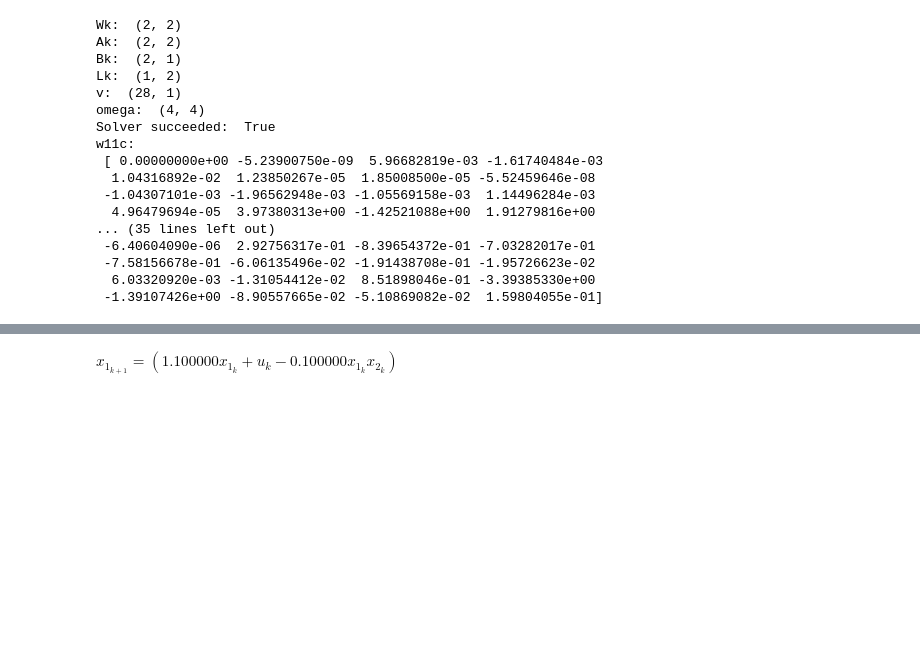
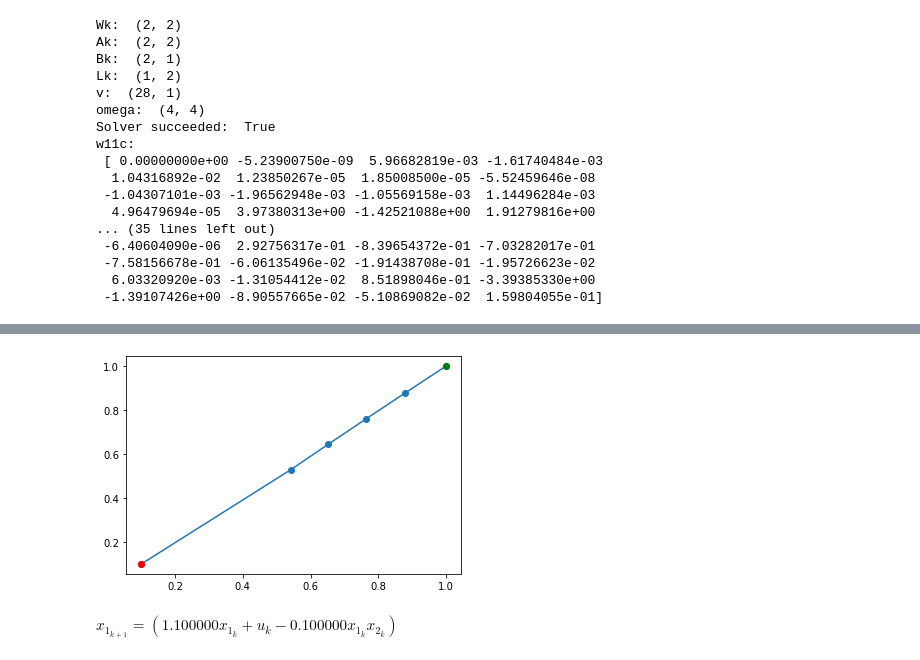
Before and after one commit to shaoyuancc/dccm_quasistatic, a Jupyter notebook: dccm_quasistatic/theory/cstr_example.ipynb, the cells around one changed output, grey strips where cells are left out. Saved outputs shown, nothing was run; the diff lists cells and outputs as text; code cells hidden in the pictures; blank space fills up the shorter version.

Commit message:
computing the geodesic completed!

```diff
--- a/dccm_quasistatic/theory/cstr_example.ipynb
+++ b/dccm_quasistatic/theory/cstr_example.ipynb
@@ -114,6 +115,12 @@ print("\nw12c:\n", result.GetSolution(w12c))
 print("\nw22c:\n", result.GetSolution(w22c))
 print("\nl1c:\n", result.GetSolution(l1c))
 print("\nl2c:\n", result.GetSolution(l2c))
+
+w11c_ans = result.GetSolution(w11c)
+w12c_ans = result.GetSolution(w12c)
+w22c_ans = result.GetSolution(w22c)
+l1c_ans = result.GetSolution(l1c)
+l2c_ans = result.GetSolution(l2c)
 # %% [output]
 Wk:  (2, 2)
 Ak:  (2, 2)
@@ -186,17 +193,22 @@ class DCCMOnlineController(VectorSystem):
         ):
 
         # unpack state
-        x = controller_input
+        xk = controller_input
 
         t = context.get_time()
         # desired trajectory
         x_d = self.desired_trajectory(t)
         Lk = np.array([[self.params.l1c.dot(v), self.params.l2c.dot(v)]])
 
+        x, delta_xs, delta_s = self.calculate_geodesic(xk, x_d, t)
+        # Construct W
+        # Get M by inverting W
+
+        # Probably need to set this u* to something else!
+        # u_star = 0
+        # u = u_star + np.einsum(delta_s * Lk)
         # controller
-        # controller_output[:] = [
-        #     prog = MathematicalProgram()
-        # ]
+        # controller_output[:] = [u]
 
     def calculate_geodesic(self, x0, x1, t: float):
         """
@@ -210,6 +222,9 @@ class DCCMOnlineController(VectorSystem):
 
         # Numerical state evaluation along the geodesic
         x = prog.NewContinuousVariables(self.params.N, self.params.dim_x, 'x')
+
+        # For optimizing over the epigraph instead of the original objective
+        y = prog.NewContinuousVariables(self.params.N, 'y')
 
         # Displacement vector discretized wrt s parameter
         delta_xs = prog.NewContinuousVariables(self.params.N, self.params.dim_x, '\delta x_s')
@@ -231,26 +246,43 @@ class DCCMOnlineController(VectorSystem):
         total_distances_match = prog.AddConstraint(eq(discrete_distances_sum, x1))
 
         # Sum cost over all segments
-        # total_cost = 0
+        prog.AddCost(np.sum(y))
+        # Constraints for the values of y
         for i in range(self.params.N):
             v = [monomial.ToExpression() for monomial in MonomialBasis(x[i], deg)]
             # Construct W(x_i)
-            W11i = w11c.dot(v)
-            W12i = w12c.dot(v)
-            W22i = w22c.dot(v)
+            W11i = self.params.w11c.dot(v)
+            W12i = self.params.w12c.dot(v)
+            W22i = self.params.w22c.dot(v)
             Wi = np.array([[W11i, W12i], [W12i, W22i]])
             # Get M(x_i) by inverting W(x_i)
-            Mi = self.get_2x2_inverse(Wi) # <= because of the division, this is not a polynomial anymore!!!
-            # Add quadratic cost
-            cost = delta_s[i] * delta_xs[i].T @ Mi @ delta_xs[i]
-            prog.AddCost(Polynomial(cost))
-            # total_cost += delta_s[i] * delta_xs[i].T @ Mi @ delta_xs[i]
-        # Add cost to program
-        # prog.AddCost(total_cost)
+            Mi = self.get_2x2_inverse(Wi) # <= because of the division, this is not a polynomial anymore.
+
+            # Rational Polynomial Expression
+            metric_dist = delta_s[i] * delta_xs[i].T @ Mi @ delta_xs[i]
+            # print(f"metric_dist: {metric_dist}")
+            # print(f"metric_dist.is_polynomial(): {metric_dist.is_polynomial()}")
+            # print(f"metric_dist type: {type(metric_dist)}")
+            prog.AddConstraint(metric_dist <= y[i])
+
+        # Try to keep delta_xs and delta_s small
+        # Option 1: Add the costs individually
+        # for i in range(self.params.N):
+        #     # prog.AddL2NormCost(A=np.diag(np.ones(self.params.dim_x)), b=np.zeros(self.params.dim_x)[:, np.newaxis], vars=delta_xs[i])
+        #     prog.AddCost(delta_xs[i].dot(delta_xs[i]))
+        #     prog.AddCost(delta_s[i]**2)
+
+        # Option 2: Add the costs together
+        prog.AddCost(np.sum(delta_xs**2))
+        prog.AddCost(np.sum(delta_s**2))
+
+        # Seed initial guess as all 1's so that determinant will not be 0 and cause a failure
+        prog.SetInitialGuessForAllVariables(np.ones(prog.num_vars()))
+
         result = Solve(prog)
         print(f"Solver succeeded({result.is_success()}) at t={t}", )
 
-        return result.GetSolution(delta_xs), result.GetSolution(delta_s)
+        return result.GetSolution(x), result.GetSolution(delta_xs), result.GetSolution(delta_s)
 
     def desired_trajectory(self, t):
         if t < 3.3:
@@ -261,7 +293,7 @@ class DCCMOnlineController(VectorSystem):
             x_d = 0.5
         return np.ones(2) * x_d
 
-    def get_2x2_inverse(self, A: np.array):
+    def get_2x2_inverse(self, A: np.array) -> np.array:
         # This doesn't work: np.linalg.inv(A)
         det = A[0, 0] * A[1, 1] - A[0, 1] * A[1, 0]
         return np.array([[A[1, 1], -A[0, 1]], [-A[1, 0], A[0, 0]]]) / det
@@ -269,14 +301,32 @@ class DCCMOnlineController(VectorSystem):
 
 def geodesic_test():
     # Test the geodesic calculation
-    x0 = np.array([0, 0])
+    x0 = np.array([0.1, 0.1])
     x1 = np.array([1, 1])
     t = 0
-    params = DCCMOnlineParams(w11c_ans, w12c_ans, w22c_ans, l1c_ans, l2c_ans)
+    params = DCCMOnlineParams(w11c_ans, w12c_ans, w22c_ans, l1c_ans, l2c_ans,
+                              N=5)
     controller = DCCMOnlineController(params)
     delta_xs, delta_s = controller.calculate_geodesic(x0, x1, t)
     print("delta_xs: ", delta_xs)
     print("delta_s: ", delta_s)
 
+    visualize_geodesic_path(x0, x1, delta_xs, delta_s)
+
+def visualize_geodesic_path(x0, x1, delta_xs, delta_s):
+    """
+    Visualize the geodesic path from x0 to x1.
+    """
+    x = x0
+    x_path = [x0]
+    for i in range(len(delta_xs)):
+        x = x + delta_xs[i] * delta_s[i]
+        x_path.append(x)
+    x_path = np.array(x_path)
+    plt.plot(x_path[:, 0], x_path[:, 1], 'o-')
+    plt.plot(x0[0], x0[1], 'o', color='red')
+    plt.plot(x1[0], x1[1], 'o', color='green')
+    plt.show()
+
 geodesic_test()
 # %% [output]
@@ -284,3 +340,4 @@ RuntimeError: In ((w11c(0) * pow(x(0,1), 6) * pow(\delta x_s(0,1), 2) * s(0)) +
+[figure, added]
 # %%
 
 x1 = Variable('x_{1_k}')
```
Also changed, not shown: parts of 2 cells of this notebook.
